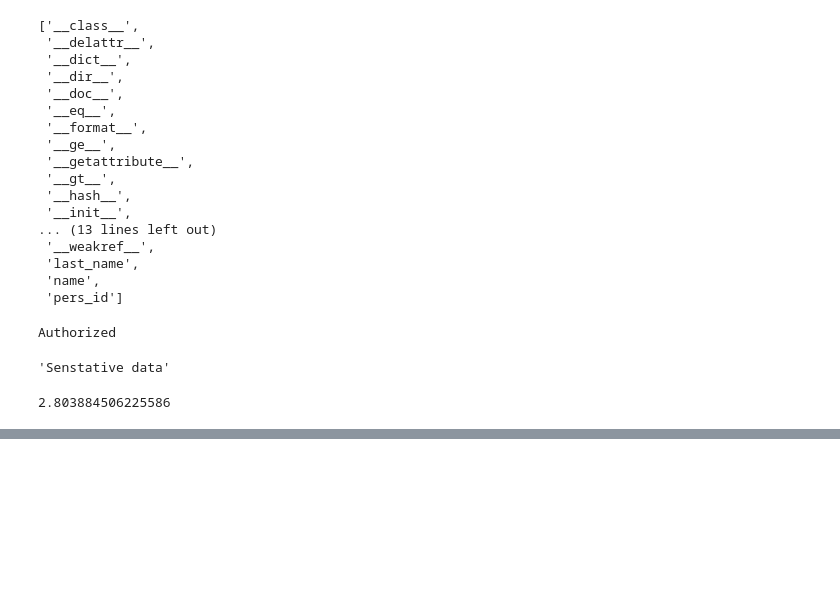
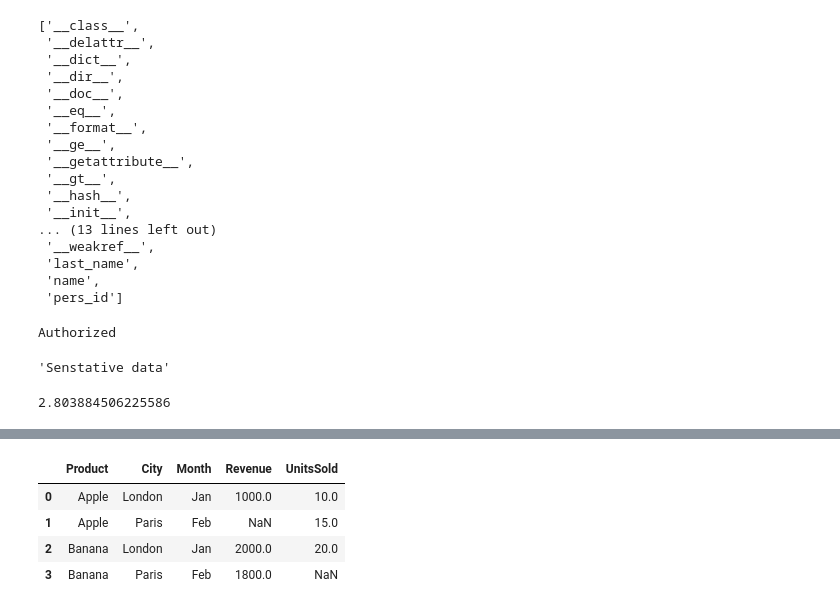
Before and after one commit to artursolekss/python2_practical, a Jupyter notebook: Week3.ipynb, the cells around one changed output, grey strips where cells are left out. Saved outputs shown, nothing was run; the diff lists cells and outputs as text; code cells hidden in the pictures; blank space fills up the shorter version.

```diff
--- a/Week3.ipynb
+++ b/Week3.ipynb
@@ -451,0 +531,16 @@ cal.get_time_dif()
+# %%
+data = {"Product":['Apple','Apple',"Banana","Banana"],
+       "City":["London","Paris","London","Paris"],
+       "Month":["Jan","Feb","Jan","Feb"],
+       "Revenue":[1000,None,2000,1800],
+       "UnitsSold":[10,15,20,None]}
+# %%
+df = pa.DataFrame(data)
+# %%
+df
+# %% [output]
+|  | Product | City | Month | Revenue | UnitsSold |
+| 0 | Apple | London | Jan | 1000.0 | 10.0 |
+| 1 | Apple | Paris | Feb | NaN | 15.0 |
+| 2 | Banana | London | Jan | 2000.0 | 20.0 |
+| 3 | Banana | Paris | Feb | 1800.0 | NaN |
```
Also changed, not shown: parts of 71 cells of this notebook.
